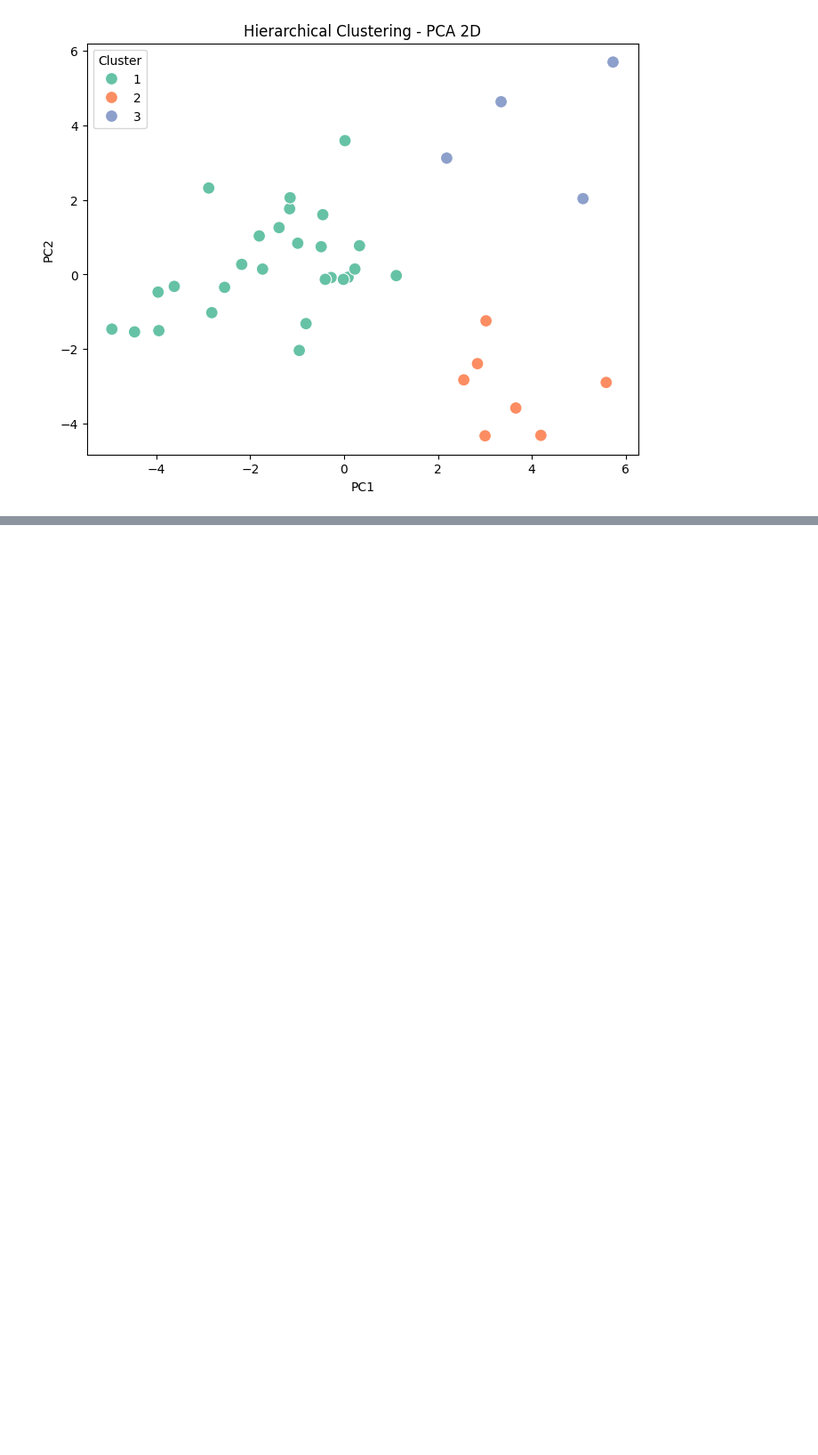
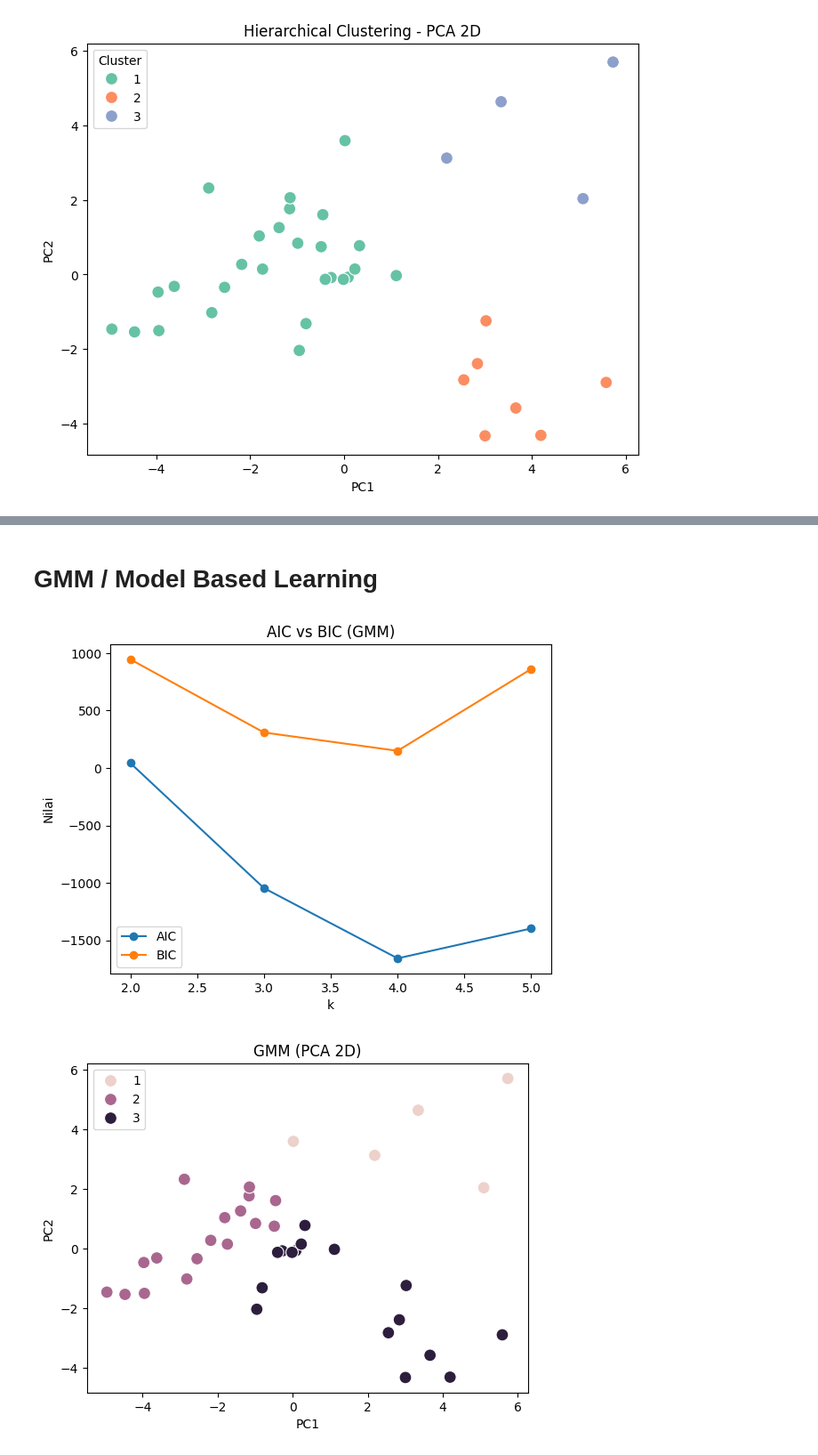
Before and after one commit to yowxy/Clustering-Based-on-Study-Case, a Jupyter notebook: index.ipynb, the cells around one changed output, grey strips where cells are left out. Shown at 89% size. Saved outputs shown, nothing was run; the diff lists cells and outputs as text; code cells hidden in the pictures; blank space fills up the shorter version.

```diff
--- a/index.ipynb
+++ b/index.ipynb
@@ -304,0 +345,37 @@ plt.show()
+# %% [markdown]
+# GMM / Model Based Learning
+# %%
+aic, bic = [], []
+K = range(2, 6)
+for k in K:
+    gmm = GaussianMixture(n_components=k, random_state=42)
+    gmm.fit(data_scaled)
+    aic.append(gmm.aic(data_scaled))
+    bic.append(gmm.bic(data_scaled))
+
+# plot AIC & BIC
+plt.plot(K, aic, marker='o', label='AIC')
+plt.plot(K, bic, marker='o', label='BIC')
+plt.title('AIC vs BIC (GMM)')
+plt.xlabel('k')
+plt.ylabel('Nilai')
+plt.legend()
+plt.show()
+# pilih k sederhana (misal 2 atau 3)
+k = 3
+gmm = GaussianMixture(n_components=k, random_state=42)
+cluster_gmm = gmm.fit_predict(data_scaled)
+# visual PCA
+sns.scatterplot(
+x=data_pca[:, 0],
+y=data_pca[:, 1],
+hue=cluster_gmm + 1,
+s=100
+)
+plt.title('GMM (PCA 2D)')
+plt.xlabel('PC1')
+plt.ylabel('PC2')
+plt.show()
+# %% [output]
+[figure, added]
+[figure, added]
```
Also changed, not shown: parts of 2 cells of this notebook.
